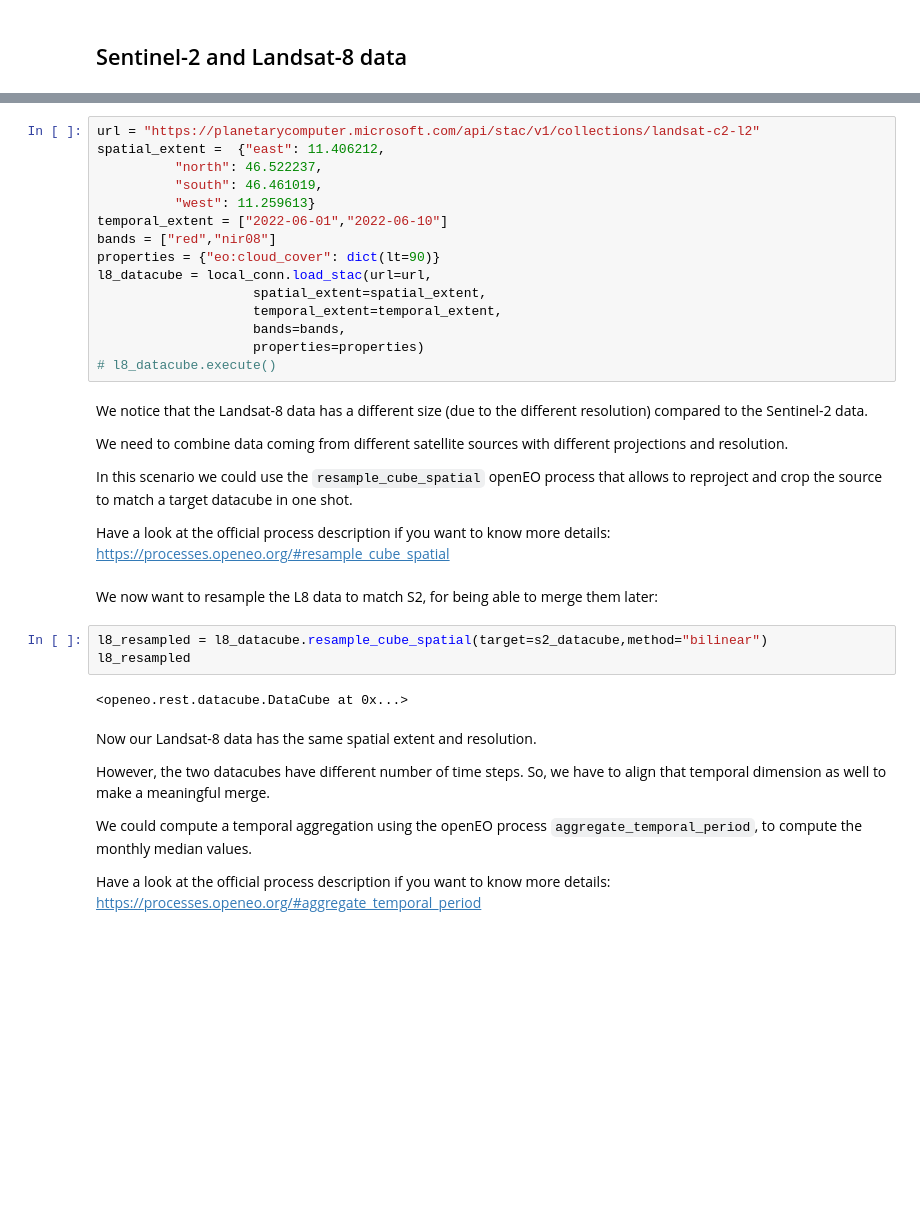
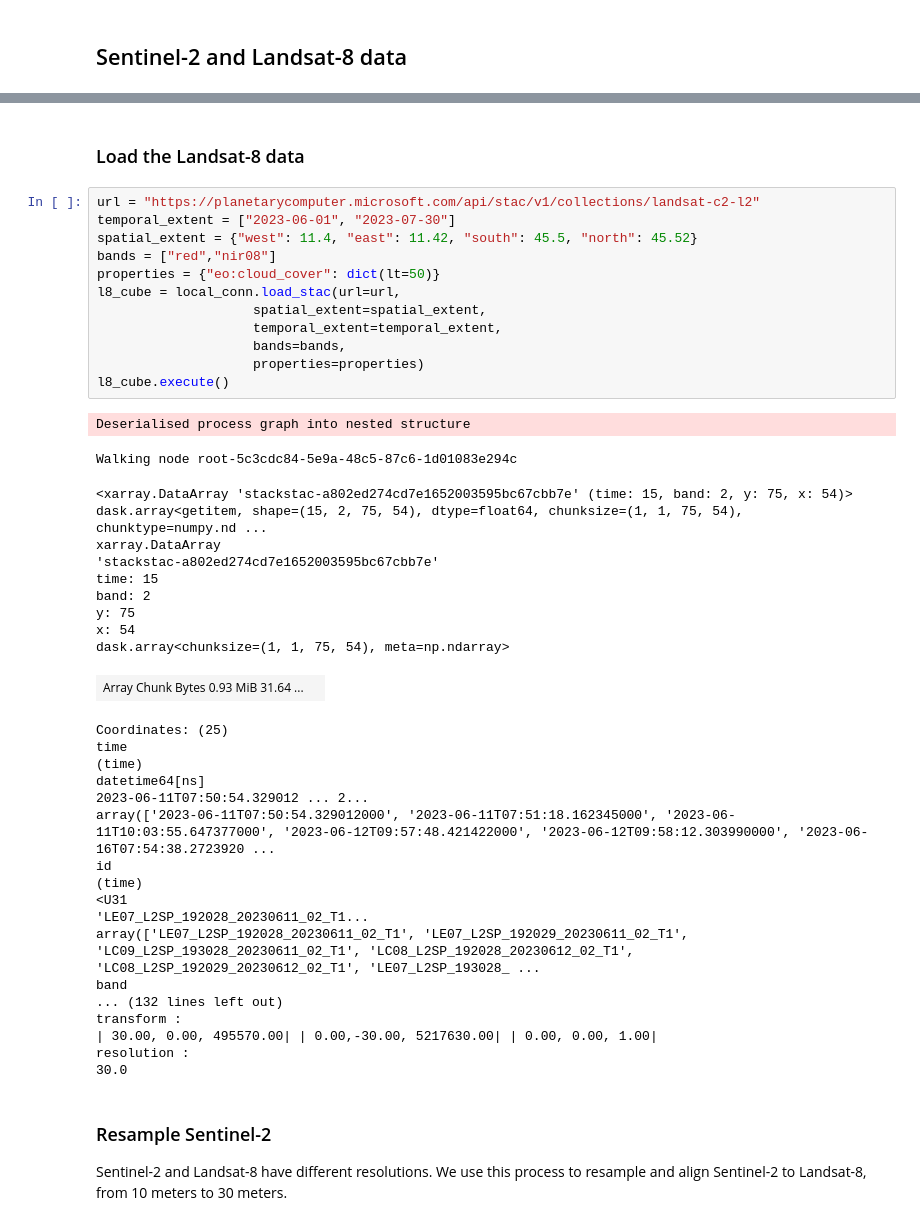
Before and after one commit to Open-EO/openeo-python-client, a Jupyter notebook: examples/notebooks/Client_Side_Processing/client_side_processing_STAC_data_fusion.ipynb, the cells around one changed output, grey strips where cells are left out. Saved outputs shown, nothing was run; the diff lists cells and outputs as text; blank space fills up the shorter version.

```diff
--- a/examples/notebooks/Client_Side_Processing/client_side_processing_STAC_data_fusion.ipynb
+++ b/examples/notebooks/Client_Side_Processing/client_side_processing_STAC_data_fusion.ipynb
@@ -48,38 +84,47 @@ Did not load experimental processes due to missing dependencies. Install them li
+# %% [markdown]
+### Load the Landsat-8 data
 # %%
 url = "https://planetarycomputer.microsoft.com/api/stac/v1/collections/landsat-c2-l2"
-spatial_extent =  {"east": 11.406212,
-          "north": 46.522237,
-          "south": 46.461019,
-          "west": 11.259613}
-temporal_extent = ["2022-06-01","2022-06-10"]
+temporal_extent = ["2023-06-01", "2023-07-30"]
+spatial_extent = {"west": 11.4, "east": 11.42, "south": 45.5, "north": 45.52}
 bands = ["red","nir08"]
-properties = {"eo:cloud_cover": dict(lt=90)}
-l8_datacube = local_conn.load_stac(url=url,
+properties = {"eo:cloud_cover": dict(lt=50)}
+l8_cube = local_conn.load_stac(url=url,
                     spatial_extent=spatial_extent,
                     temporal_extent=temporal_extent,
                     bands=bands,
                     properties=properties)
-# l8_datacube.execute()
+l8_cube.execute()
+# %% [output]
+Deserialised process graph into nested structure
+Walking node root-5c3cdc84-5e9a-48c5-87c6-1d01083e294c
+<xarray.DataArray 'stackstac-a802ed274cd7e1652003595bc67cbb7e' (time: 15, band: 2, y: 75, x: 54)> dask.array<getitem, shape=(15, 2, 75, 54), dtype=float64, chunksize=(1, 1, 75, 54), chunktype=numpy.nd ...
+xarray.DataArray
+'stackstac-a802ed274cd7e1652003595bc67cbb7e'
+time: 15
+band: 2
+y: 75
+x: 54
+dask.array<chunksize=(1, 1, 75, 54), meta=np.ndarray>
+| Array Chunk Bytes 0.93 MiB 31.64 ... |  |
+Coordinates: (25)
+time
+(time)
+datetime64[ns]
+2023-06-11T07:50:54.329012 ... 2...
+array(['2023-06-11T07:50:54.329012000', '2023-06-11T07:51:18.162345000', '2023-06-11T10:03:55.647377000', '2023-06-12T09:57:48.421422000', '2023-06-12T09:58:12.303990000', '2023-06-16T07:54:38.2723920 ...
+id
+(time)
+<U31
+'LE07_L2SP_192028_20230611_02_T1...
+array(['LE07_L2SP_192028_20230611_02_T1', 'LE07_L2SP_192029_20230611_02_T1', 'LC09_L2SP_193028_20230611_02_T1', 'LC08_L2SP_192028_20230612_02_T1', 'LC08_L2SP_192029_20230612_02_T1', 'LE07_L2SP_193028_ ...
+band
+... (132 lines left out)
+transform :
+| 30.00, 0.00, 495570.00| | 0.00,-30.00, 5217630.00| | 0.00, 0.00, 1.00|
+resolution :
+30.0
-# %% [markdown]
-We notice that the Landsat-8 data has a different size (due to the different resolution) compared to the Sentinel-2 data.
-
-We need to combine data coming from different satellite sources with different projections and resolution.
-
-In this scenario we could use the `resample_cube_spatial` openEO process that allows to reproject and crop the source to match a target datacube in one shot.
-
-Have a look at the official process description if you want to know more details: https://processes.openeo.org/#resample_cube_spatial
-# %% [markdown]
-We now want to resample the L8 data to match S2, for being able to merge them later:
-# %%
-l8_resampled = l8_datacube.resample_cube_spatial(target=s2_datacube,method="bilinear")
-l8_resampled
-# %% [output]
-<openeo.rest.datacube.DataCube at 0x...>
-# %% [markdown]
-Now our Landsat-8 data has the same spatial extent and resolution.
-
-However, the two datacubes have different number of time steps. So, we have to align that temporal dimension as well to make a meaningful merge.
-
-We could compute a temporal aggregation using the openEO process `aggregate_temporal_period`, to compute the monthly median values.
-
-Have a look at the official process description if you want to know more details: https://processes.openeo.org/#aggregate_temporal_period
+# %% [markdown]
+### Resample Sentinel-2
+
+Sentinel-2 and Landsat-8 have different resolutions. We use this process to resample and align Sentinel-2 to Landsat-8, from 10 meters to 30 meters.
```
Also changed, not shown: parts of 27 cells of this notebook.
